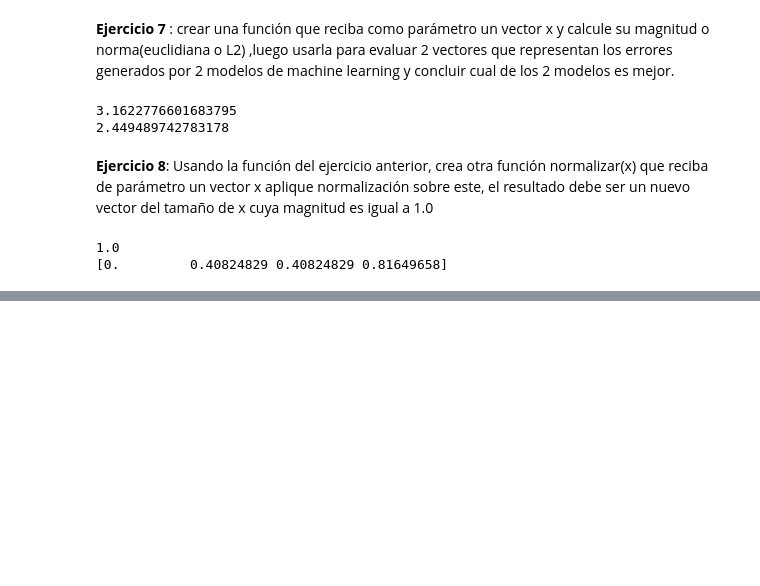
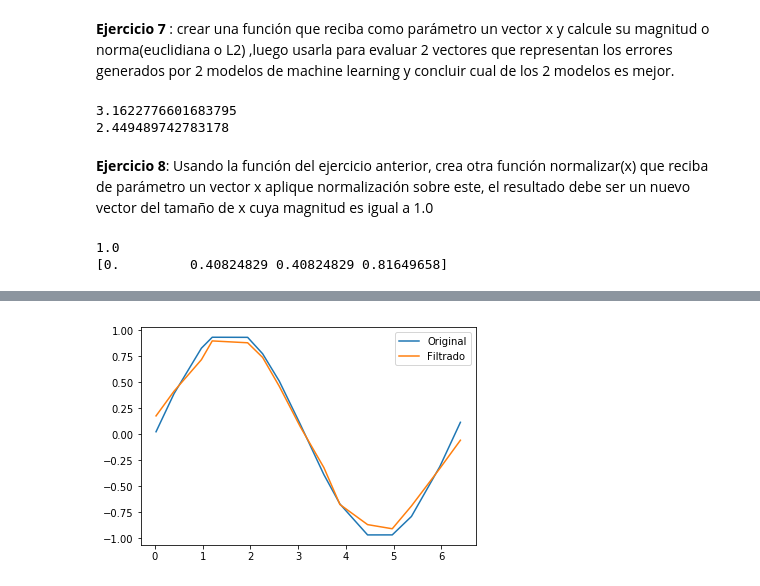
Before and after one commit to jfpIE16/tarea_vectores, a Jupyter notebook: Tarea_Vectores.ipynb, the cells around one changed output, grey strips where cells are left out. Cells and saved outputs as stored; diff of their text form; code cells hidden in the pictures; blank space fills up the shorter version.

```diff
--- a/Tarea_Vectores.ipynb
+++ b/Tarea_Vectores.ipynb
@@ -232,0 +297,23 @@ X5 = np.random.randn(X1.shape[0])
+# %%
+ruido = 0.1*np.random.randn(15) #el ruido comunmente se debe a aleatoriedad o captura no exacta de info.
+x = np.linspace(0,2*np.pi,15) + ruido
+y = np.sin(x)
+
+filtro = np.array([1/3,1/3,1/3])
+
+## tu codigo aqui (~ 3 linea de codigo)
+ys = y.copy()
+#Utilizamos slicing para obtener y[n-1] y y[n+1] luego se aplicaran operaciones de broadcasting +/- para completar el ejercicio.
+ys_sliceLeft  = np.roll(ys, -1)
+ys_sliceRight = np.roll(ys, 1)
+
+for i in range(len(xs)):
+    ys[i] = np.dot(np.hstack((ys_sliceLeft[i],ys[i], ys_sliceRight[i])), filtro)
+
+#Plotting the original and the filtered result
+plt.plot(x,y, label = "Original")
+plt.plot(x,ys, label = "Filtrado")
+plt.legend()
+plt.show()
+# %% [output]
+[figure, added]
```
Also changed, not shown: parts of 15 cells of this notebook.
